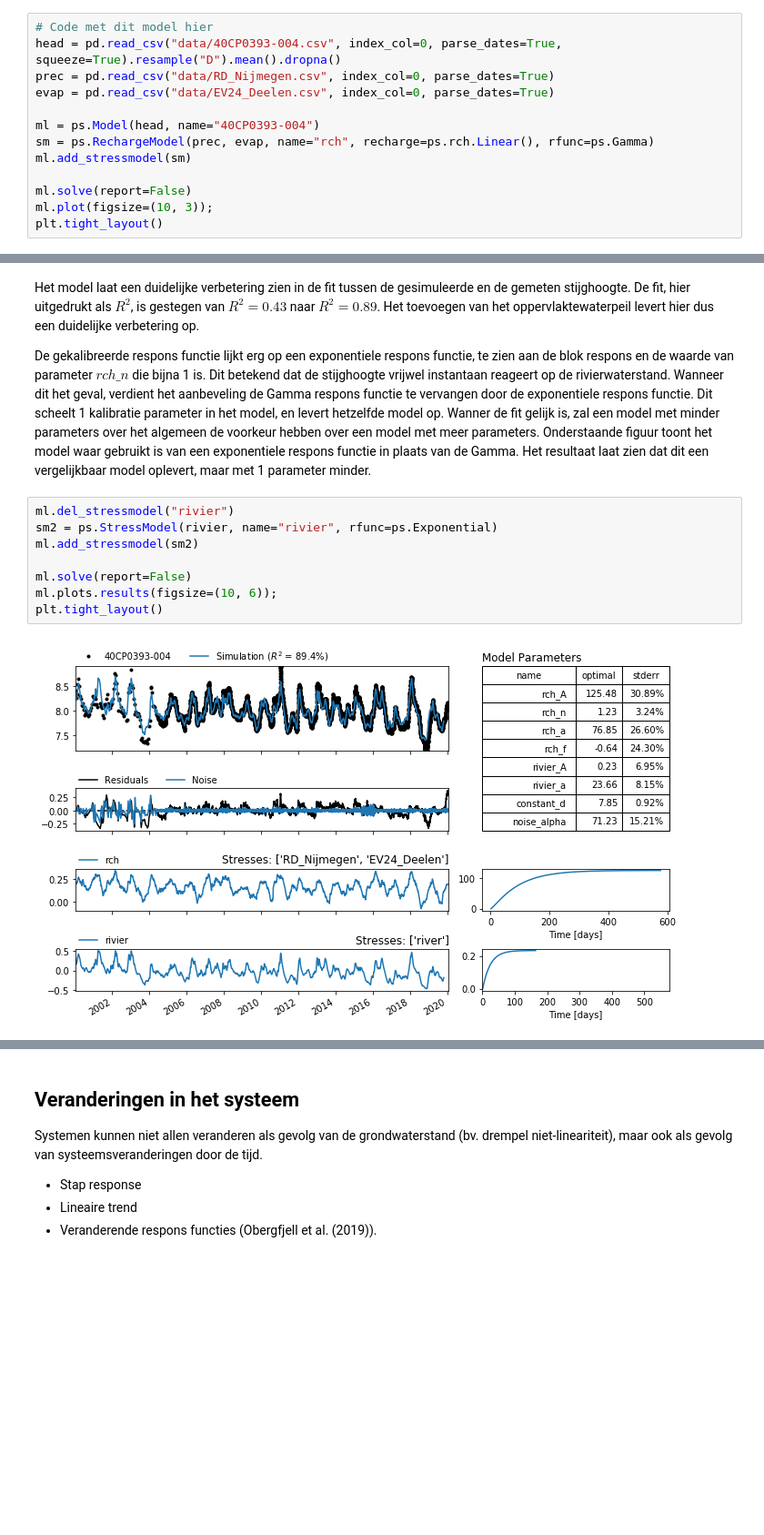
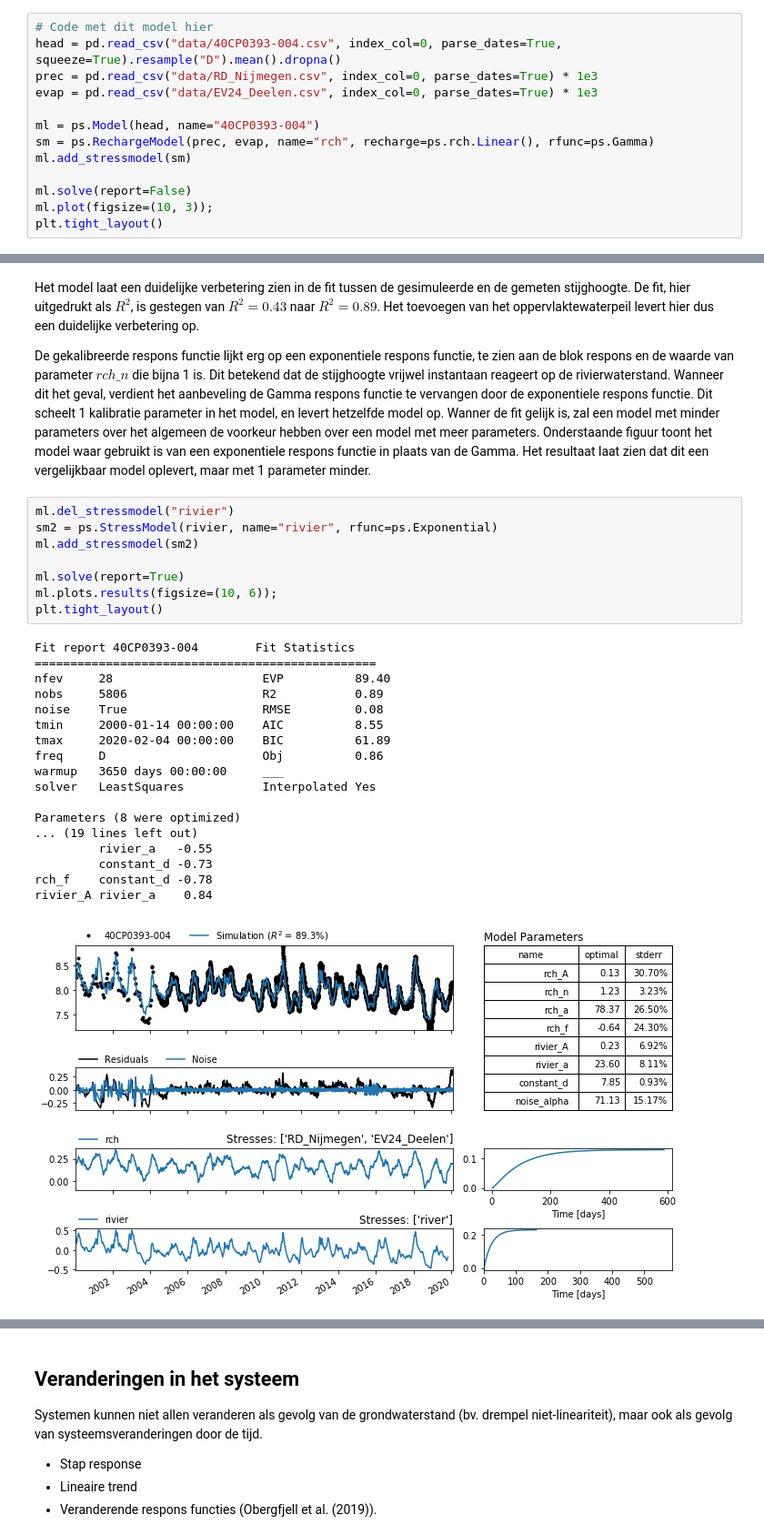
Before and after one commit to ArtesiaWater/stowa_handleiding_tijdreeksanalyse, a Jupyter notebook: model_structuur/model_structuur.ipynb, the cells around one changed output, grey strips where cells are left out. Shown at 91% size. Cells and saved outputs as stored; diff of their text form; blank space fills up the shorter version.

```diff
--- a/model_structuur/model_structuur.ipynb
+++ b/model_structuur/model_structuur.ipynb
@@ -331,8 +330,8 @@ Als voorbeeld modeleren we de stijghoogte tijdreeks gemeten in peilbuis 40CP0393
 # %%
 # Code met dit model hier
 head = pd.read_csv("data/40CP0393-004.csv", index_col=0, parse_dates=True, squeeze=True).resample("D").mean().dropna()
-prec = pd.read_csv("data/RD_Nijmegen.csv", index_col=0, parse_dates=True)
-evap = pd.read_csv("data/EV24_Deelen.csv", index_col=0, parse_dates=True)
+prec = pd.read_csv("data/RD_Nijmegen.csv", index_col=0, parse_dates=True) * 1e3
+evap = pd.read_csv("data/EV24_Deelen.csv", index_col=0, parse_dates=True) * 1e3
 
 ml = ps.Model(head, name="40CP0393-004")
 sm = ps.RechargeModel(prec, evap, name="rch", recharge=ps.rch.Linear(), rfunc=ps.Gamma)
@@ -362,11 +361,28 @@ De gekalibreerde respons functie lijkt erg op een exponentiele respons functie,
 # %%
 ml.del_stressmodel("rivier")
 sm2 = ps.StressModel(rivier, name="rivier", rfunc=ps.Exponential)
 ml.add_stressmodel(sm2)
 
-ml.solve(report=False)
+ml.solve(report=True)
 ml.plots.results(figsize=(10, 6));
 plt.tight_layout()
 # %% [output]
+Fit report 40CP0393-004        Fit Statistics
+================================================
+nfev     28                     EVP          89.40
+nobs     5806                   R2           0.89
+noise    True                   RMSE         0.08
+tmin     2000-01-14 00:00:00    AIC          8.55
+tmax     2020-02-04 00:00:00    BIC          61.89
+freq     D                      Obj          0.86
+warmup   3650 days 00:00:00     ___
+solver   LeastSquares           Interpolated Yes
+
+Parameters (8 were optimized)
+... (19 lines left out)
+         rivier_a   -0.55
+         constant_d -0.73
+rch_f    constant_d -0.78
+rivier_A rivier_a    0.84
-[figure, old version]
+[figure, new version]
 # %% [markdown]
```
Also changed, not shown: parts of 16 cells of this notebook, 6 other files.
